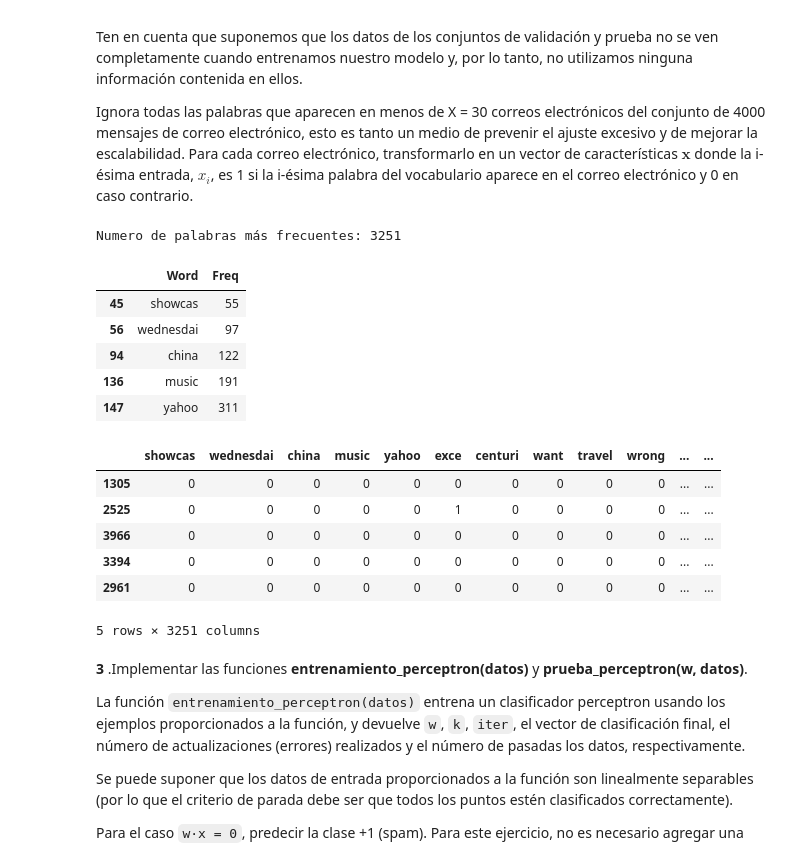
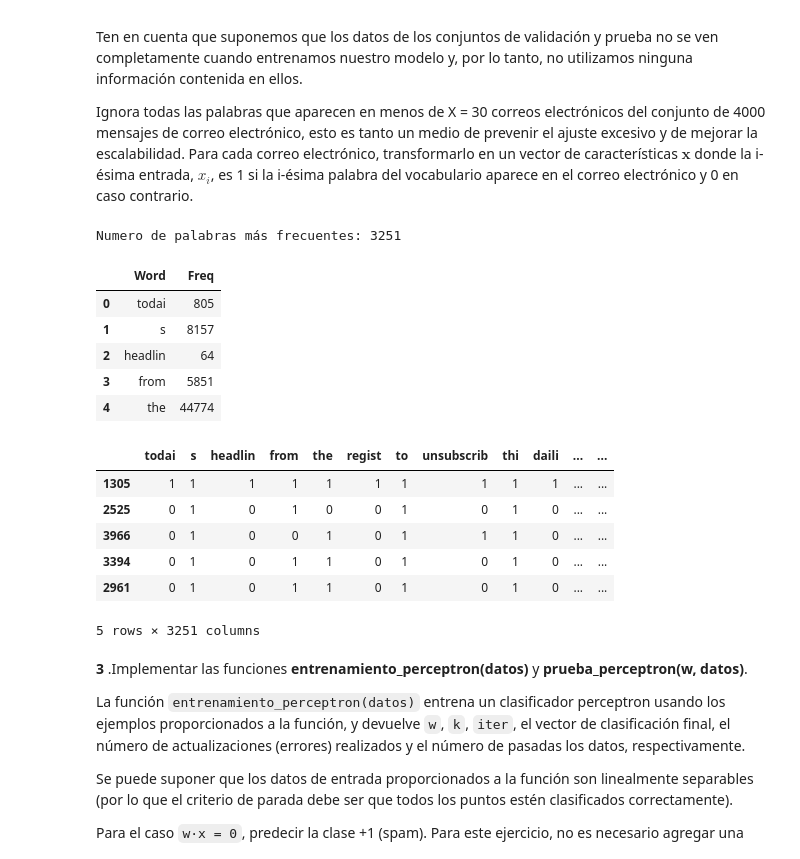
Before and after one commit to FrankCano/segunda-asignacion-del-curso-cm-072-lab4-rats, a Jupyter notebook: AsignacionML2.ipynb, the cells around one changed output. Drawn from its saved outputs; the diff is of its cells as text; code cells hidden in the pictures.

```diff
--- a/AsignacionML2.ipynb
+++ b/AsignacionML2.ipynb
@@ -162,23 +174,26 @@ Ignora todas las palabras que aparecen en menos de X = 30 correos electrónicos
 # %%
 #Separamos las palabras y calculamos su frecuencia para todos los correos
 from collections import Counter
 word_freq = Counter(" ".join(X_train.Text.str.lower().values.tolist()).split(" ")).items()
 
+#type(word_freq)
+word_freq = list(word_freq)
+
 # Colocamos las frecuencias en tablas y restringimos para frecuencias mayores a 30
 wf = pd.DataFrame(word_freq,columns=['Word','Freq'])
 wf = wf[wf['Freq']>=30]
 
-print 'Numero de palabras más frecuentes:',len(wf)
+print('Numero de palabras más frecuentes:',len(wf))
 words = wf.Word
 wf.head()
 # %% [output]
 Numero de palabras más frecuentes: 3251
 |  | Word | Freq |
-| 45 | showcas | 55 |
-| 56 | wednesdai | 97 |
-| 94 | china | 122 |
-| 136 | music | 191 |
-| 147 | yahoo | 311 |
+| 0 | todai | 805 |
+| 1 | s | 8157 |
+| 2 | headlin | 64 |
+| 3 | from | 5851 |
+| 4 | the | 44774 |
 # %%
 def validar_palabras(X,words):
     # n filas = Nº oraciones, m columnas = Nºpalabras
@@ -201,12 +216,12 @@ def validar_palabras(X,words):
 X_train = validar_palabras(X_train,words)
 X_train[words].head()
 # %% [output]
-|  | showcas | wednesdai | china | music | yahoo | exce | centuri | want | travel | wrong | ... | ... |
-| 1305 | 0 | 0 | 0 | 0 | 0 | 0 | 0 | 0 | 0 | 0 | ... | ... |
-| 2525 | 0 | 0 | 0 | 0 | 0 | 1 | 0 | 0 | 0 | 0 | ... | ... |
-| 3966 | 0 | 0 | 0 | 0 | 0 | 0 | 0 | 0 | 0 | 0 | ... | ... |
-| 3394 | 0 | 0 | 0 | 0 | 0 | 0 | 0 | 0 | 0 | 0 | ... | ... |
-| 2961 | 0 | 0 | 0 | 0 | 0 | 0 | 0 | 0 | 0 | 0 | ... | ... |
+|  | todai | s | headlin | from | the | regist | to | unsubscrib | thi | daili | ... | ... |
+| 1305 | 1 | 1 | 1 | 1 | 1 | 1 | 1 | 1 | 1 | 1 | ... | ... |
+| 2525 | 0 | 1 | 0 | 1 | 0 | 0 | 1 | 0 | 1 | 0 | ... | ... |
+| 3966 | 0 | 1 | 0 | 0 | 1 | 0 | 1 | 1 | 1 | 0 | ... | ... |
+| 3394 | 0 | 1 | 0 | 1 | 1 | 0 | 1 | 0 | 1 | 0 | ... | ... |
+| 2961 | 0 | 1 | 0 | 1 | 1 | 0 | 1 | 0 | 1 | 0 | ... | ... |
 5 rows × 3251 columns
 # %% [markdown]
 **3** .Implementar las funciones **entrenamiento_perceptron(datos)** y **prueba_perceptron(w, datos)**.
```
Also changed, not shown: parts of 8 cells of this notebook.
